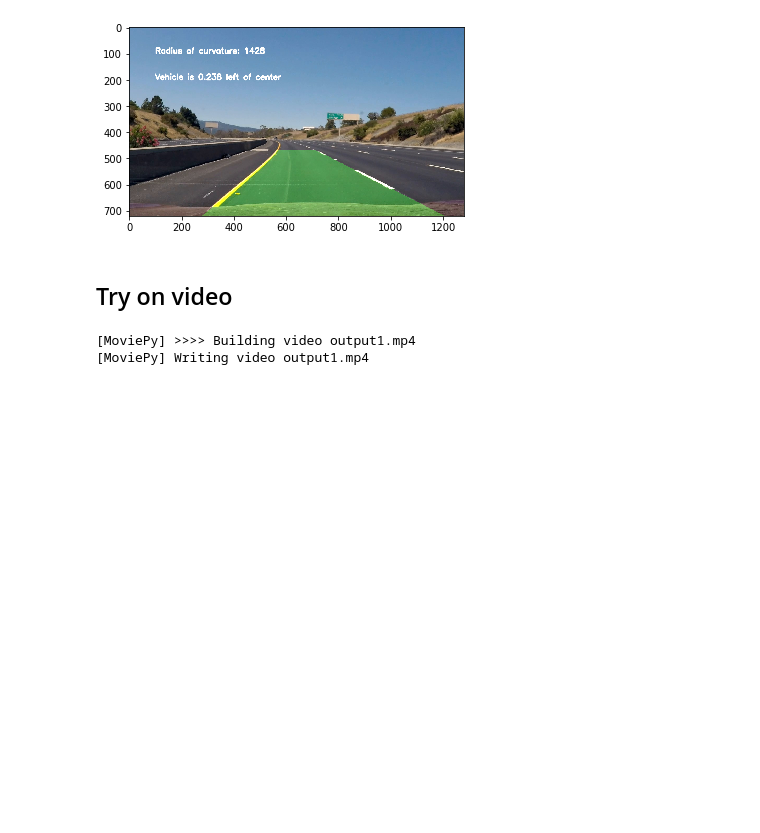
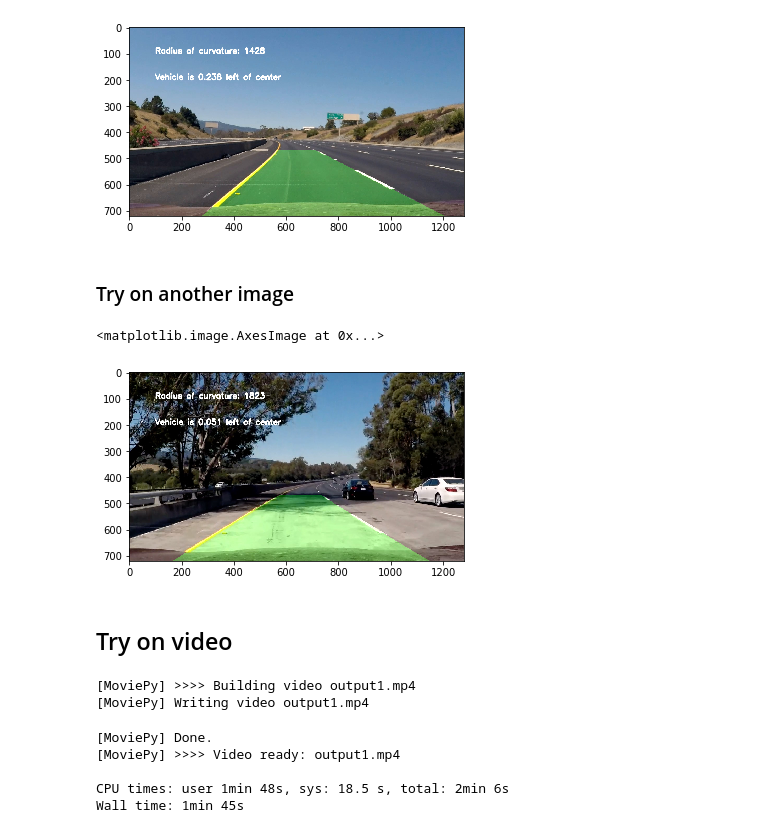
Before and after one commit to root221/CarND-Advanced-Lane-Lines, a Jupyter notebook: LaneFinding.ipynb, the cells around one changed output. Drawn from its saved outputs; the diff is of its cells as text; code cells hidden in the pictures; blank space fills up the shorter version.

Commit message:
fix some bug and finish report(still need images)

```diff
--- a/LaneFinding.ipynb
+++ b/LaneFinding.ipynb
@@ -202,7 +202,7 @@ Text(0.5,1,'Combine With Color')
 # %% [markdown]
 ### Try different image
 # %%
-path = 'test8.jpg'
+path = 'test_images/test8.jpg'
 img = mpimg.imread(path)
 
 sat_binary = HLS_thresh(img,'S',40,255)
@@ -429,15 +429,30 @@ plt.imshow(result)
 # %% [output]
 <matplotlib.image.AxesImage at 0x...>
 [figure]
+# %% [markdown]
+### Try on another image
+# %%
+path = 'test_images/test5.jpg'
+img = mpimg.imread(path)
+result = process_image(img)
+plt.imshow(result)
+# %% [output]
+<matplotlib.image.AxesImage at 0x...>
+[figure, added]
 # %% [markdown]
 ## Try on video
 # %%
 from moviepy.editor import VideoFileClip
 from IPython.display import HTML
 output = 'output1.mp4'
-clip1 = VideoFileClip("project_video.mp4").subclip(21,35)
+clip1 = VideoFileClip("project_video.mp4")
 new_clip = clip1.fl_image(process_image)
 %time new_clip.write_videofile(output, audio=False)
 # %% [output]
 [MoviePy] >>>> Building video output1.mp4
 [MoviePy] Writing video output1.mp4
+[MoviePy] Done.
+[MoviePy] >>>> Video ready: output1.mp4
+
+CPU times: user 1min 48s, sys: 18.5 s, total: 2min 6s
+Wall time: 1min 45s
```
Also changed, not shown: parts of 1 cell of this notebook, 1 other file.
